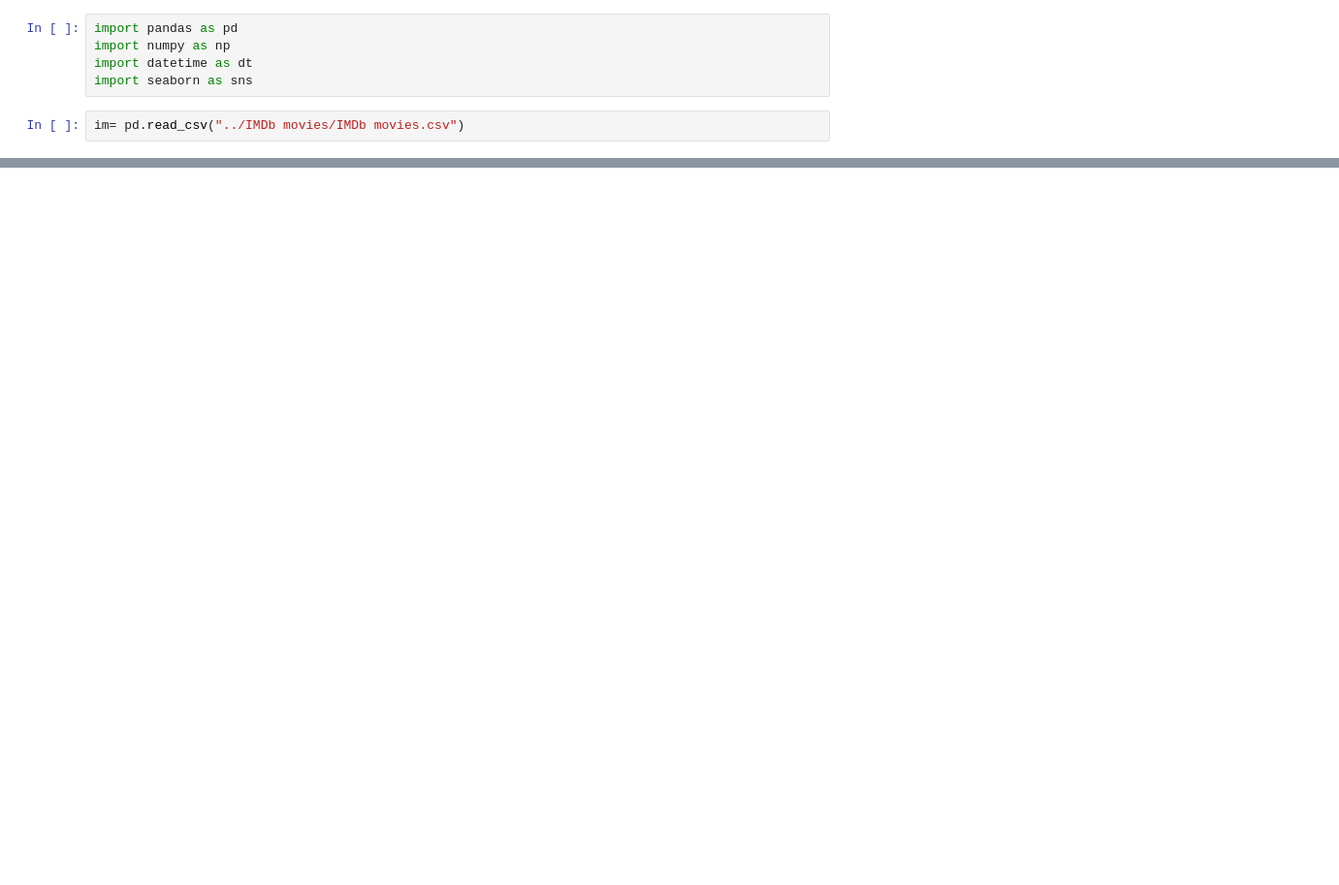
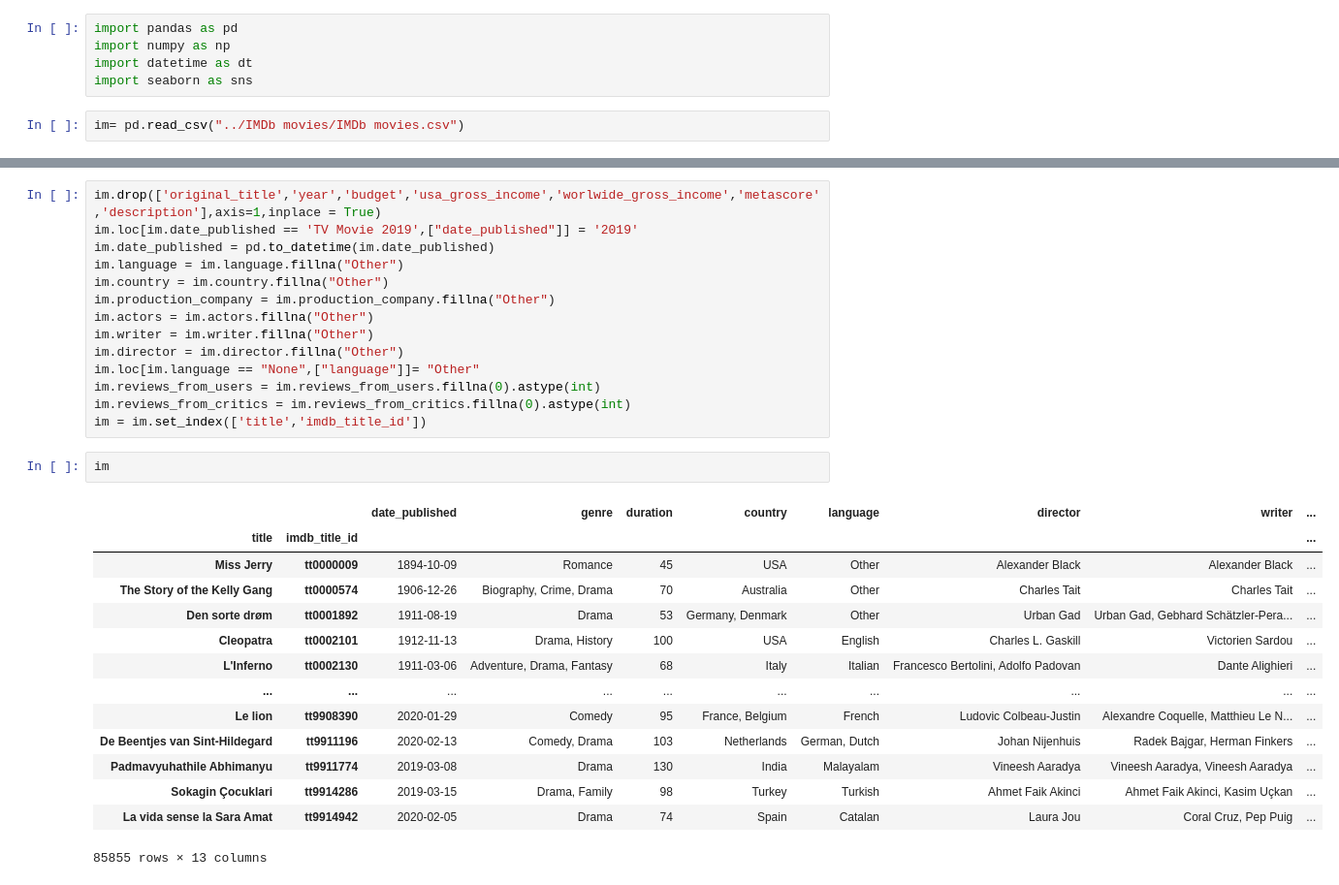
Before and after one commit to kollawachhh/IMDb-movies, a Jupyter notebook: IMDBmovies.ipynb, the cells around one changed output, grey strips where cells are left out. Shown at 97% size. Cells and saved outputs as stored; diff of their text form; blank space fills up the shorter version.

```diff
--- a/IMDBmovies.ipynb
+++ b/IMDBmovies.ipynb
@@ -21,0 +33,31 @@ im.production_company = im.production_company.fillna("Other")
+# %%
+im.drop(['original_title','year','budget','usa_gross_income','worlwide_gross_income','metascore','description'],axis=1,inplace = True)
+im.loc[im.date_published == 'TV Movie 2019',["date_published"]] = '2019'
+im.date_published = pd.to_datetime(im.date_published)
+im.language = im.language.fillna("Other")
+im.country = im.country.fillna("Other")
+im.production_company = im.production_company.fillna("Other")
+im.actors = im.actors.fillna("Other")
+im.writer = im.writer.fillna("Other")
+im.director = im.director.fillna("Other")
+im.loc[im.language == "None",["language"]]= "Other"
+im.reviews_from_users = im.reviews_from_users.fillna(0).astype(int)
+im.reviews_from_critics = im.reviews_from_critics.fillna(0).astype(int)
+im = im.set_index(['title','imdb_title_id'])
+# %%
+im
+# %% [output]
+|  |  | date_published | genre | duration | country | language | director | writer | ... |
+| title | imdb_title_id |  |  |  |  |  |  |  | ... |
+| Miss Jerry | tt0000009 | 1894-10-09 | Romance | 45 | USA | Other | Alexander Black | Alexander Black | ... |
+| The Story of the Kelly Gang | tt0000574 | 1906-12-26 | Biography, Crime, Drama | 70 | Australia | Other | Charles Tait | Charles Tait | ... |
+| Den sorte drøm | tt0001892 | 1911-08-19 | Drama | 53 | Germany, Denmark | Other | Urban Gad | Urban Gad, Gebhard Schätzler-Pera... | ... |
+| Cleopatra | tt0002101 | 1912-11-13 | Drama, History | 100 | USA | English | Charles L. Gaskill | Victorien Sardou | ... |
+| L'Inferno | tt0002130 | 1911-03-06 | Adventure, Drama, Fantasy | 68 | Italy | Italian | Francesco Bertolini, Adolfo Padovan | Dante Alighieri | ... |
+| ... | ... | ... | ... | ... | ... | ... | ... | ... | ... |
+| Le lion | tt9908390 | 2020-01-29 | Comedy | 95 | France, Belgium | French | Ludovic Colbeau-Justin | Alexandre Coquelle, Matthieu Le N... | ... |
+| De Beentjes van Sint-Hildegard | tt9911196 | 2020-02-13 | Comedy, Drama | 103 | Netherlands | German, Dutch | Johan Nijenhuis | Radek Bajgar, Herman Finkers | ... |
+| Padmavyuhathile Abhimanyu | tt9911774 | 2019-03-08 | Drama | 130 | India | Malayalam | Vineesh Aaradya | Vineesh Aaradya, Vineesh Aaradya | ... |
+| Sokagin Çocuklari | tt9914286 | 2019-03-15 | Drama, Family | 98 | Turkey | Turkish | Ahmet Faik Akinci | Ahmet Faik Akinci, Kasim Uçkan | ... |
+| La vida sense la Sara Amat | tt9914942 | 2020-02-05 | Drama | 74 | Spain | Catalan | Laura Jou | Coral Cruz, Pep Puig | ... |
+85855 rows × 13 columns
```
Also changed, not shown: parts of 14 cells of this notebook.
